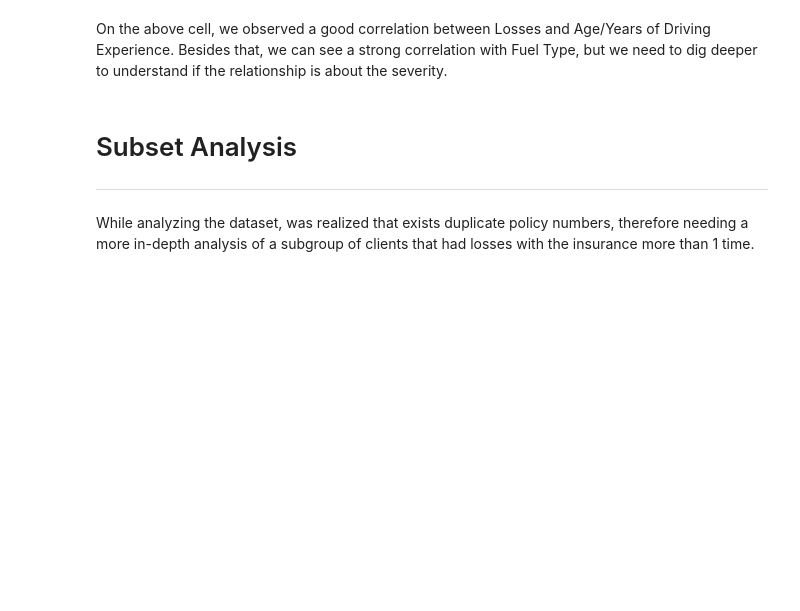
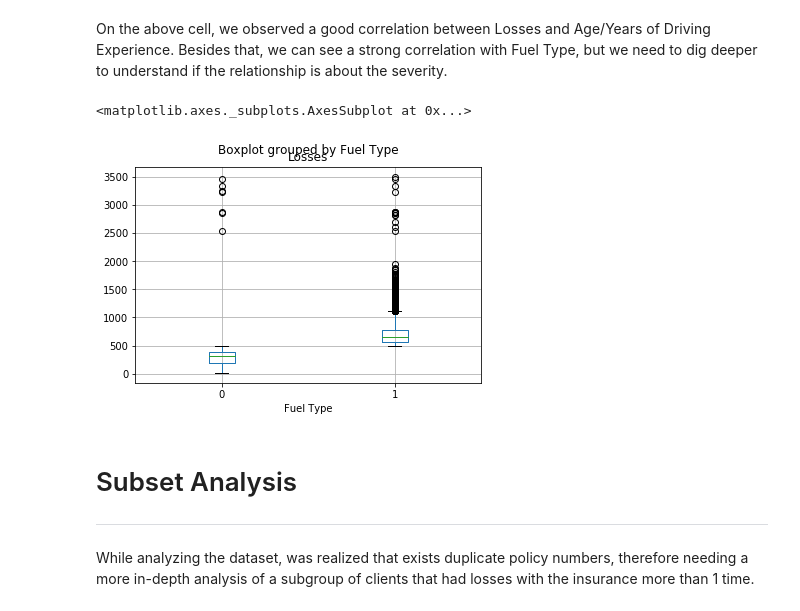
Before and after one commit to data-alchemists/alchemists-book-of-datasets, a Jupyter notebook: udemy_insurance_analysis/P_Insurance.ipynb, the cells around one changed output. Cells and saved outputs as stored; diff of their text form; code cells hidden in the pictures; blank space fills up the shorter version.

```diff
--- a/udemy_insurance_analysis/P_Insurance.ipynb
+++ b/udemy_insurance_analysis/P_Insurance.ipynb
@@ -99,3 +118,8 @@ plt.scatter(df['Fuel Type'], df['Losses'])
+# %%
+df.boxplot(column=['Losses'], by='Fuel Type')
+# %% [output]
+<matplotlib.axes._subplots.AxesSubplot at 0x...>
+[figure, added]
 # %% [markdown]
 # Subset Analysis
 ---
```
Also changed, not shown: parts of 27 cells of this notebook.
